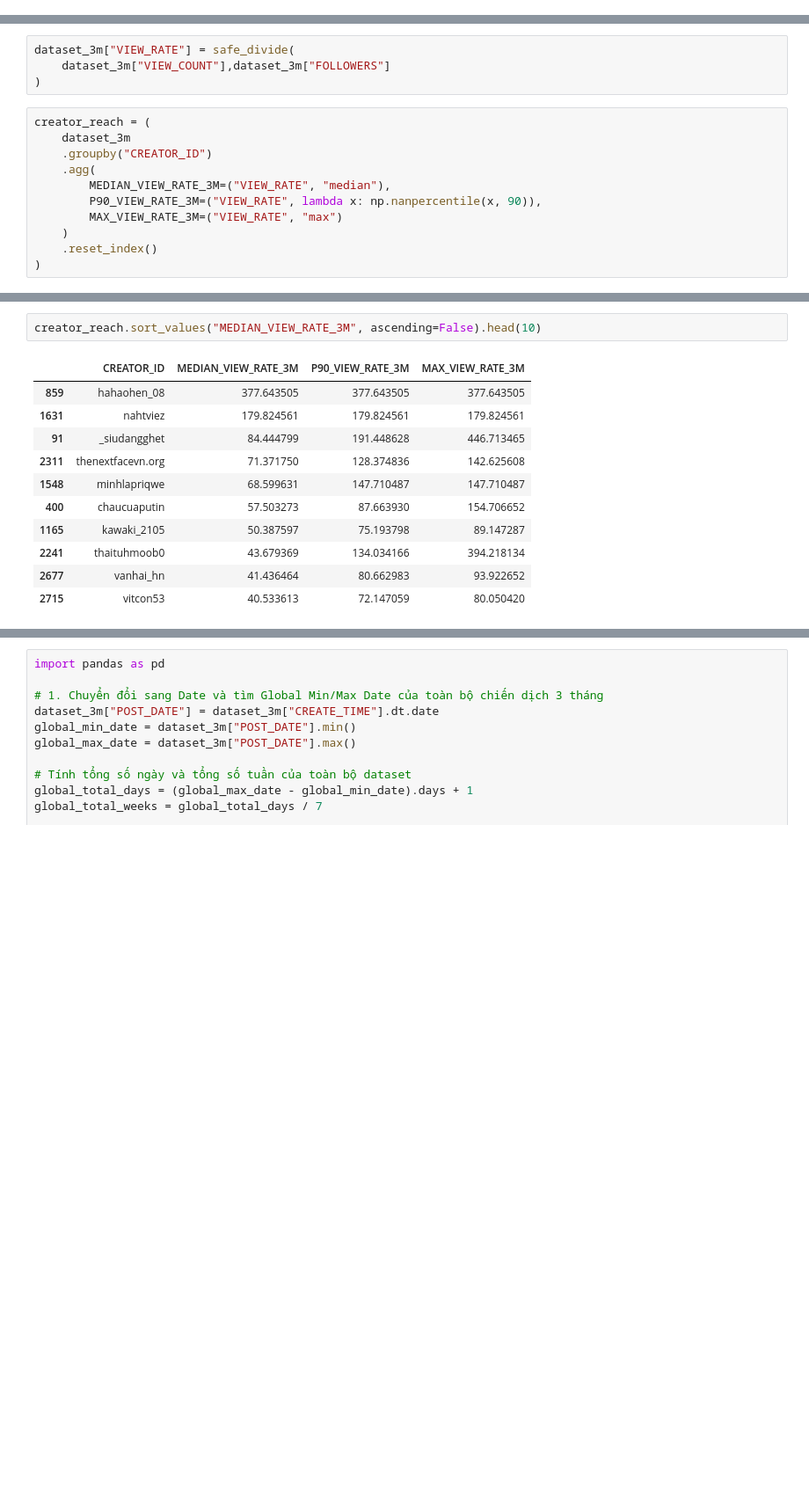
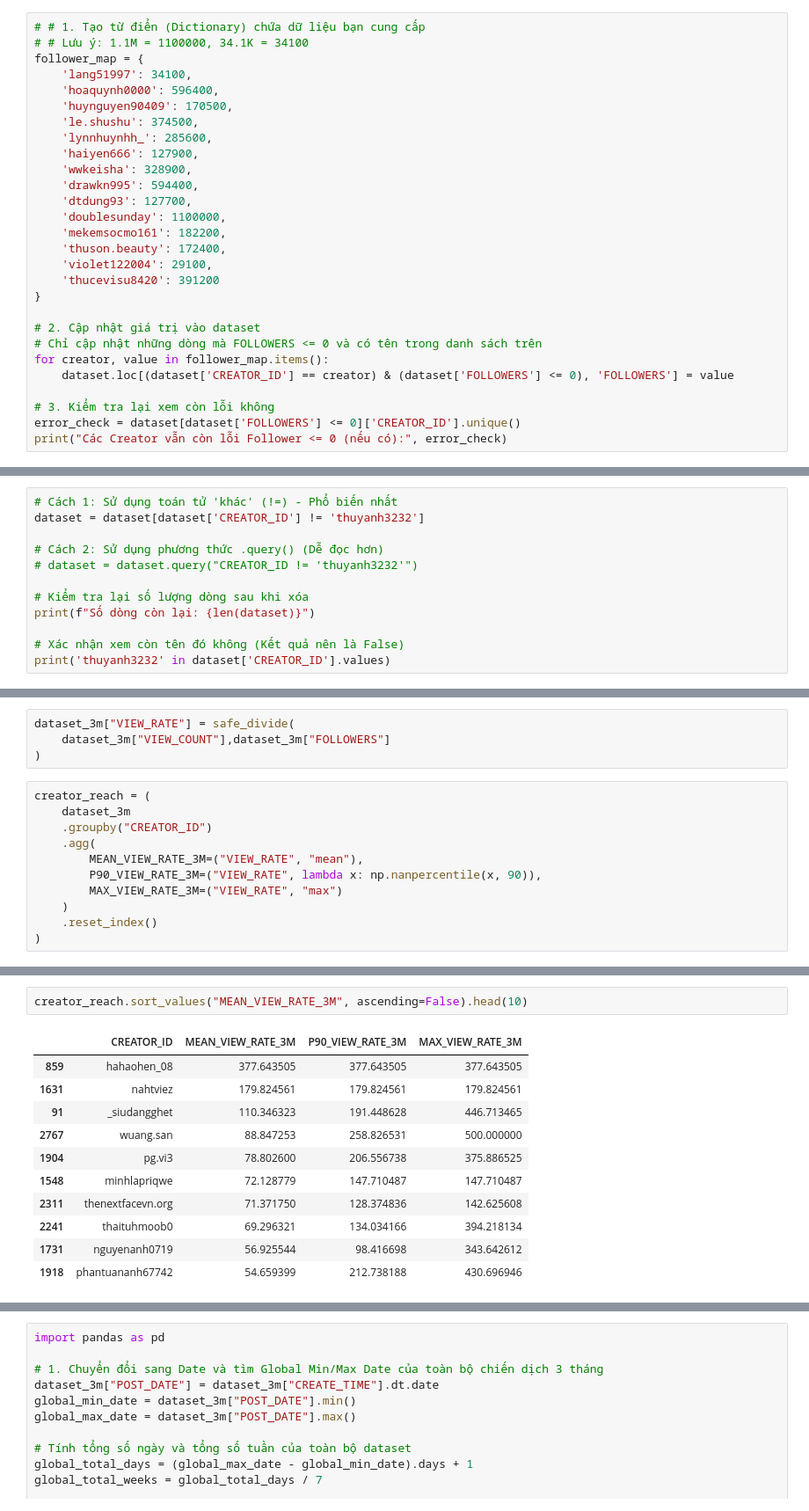
Before and after one commit to lamphat344961-alt/TIKTOK_crawl_V2, a Jupyter notebook: clustering/feature_engineering.ipynb, the cells around one changed output, grey strips where cells are left out. Shown at 88% size. Saved outputs shown, nothing was run; the diff lists cells and outputs as text; blank space fills up the shorter version.

```diff
--- a/clustering/feature_engineering.ipynb
+++ b/clustering/feature_engineering.ipynb
@@ -14,0 +83,28 @@ Index(['CREATOR_ID', 'VIDEO_ID', 'CREATE_TIME', 'FOLLOWERS', 'FOLLOWING_COUNT',
+# %%
+# # 1. Tạo từ điển (Dictionary) chứa dữ liệu bạn cung cấp
+# # Lưu ý: 1.1M = 1100000, 34.1K = 34100
+follower_map = {
+    'lang51997': 34100,
+    'hoaquynh0000': 596400,
+    'huynguyen90409': 170500,
+    'le.shushu': 374500,
+    'lynnhuynhh_': 285600,
+    'haiyen666': 127900,
+    'wwkeisha': 328900,
+    'drawkn995': 594400,
+    'dtdung93': 127700,
+    'doublesunday': 1100000,
+    'mekemsocmo161': 182200,
+    'thuson.beauty': 172400,
+    'violet122004': 29100,
+    'thucevisu8420': 391200
+}
+
+# 2. Cập nhật giá trị vào dataset
+# Chỉ cập nhật những dòng mà FOLLOWERS <= 0 và có tên trong danh sách trên
+for creator, value in follower_map.items():
+    dataset.loc[(dataset['CREATOR_ID'] == creator) & (dataset['FOLLOWERS'] <= 0), 'FOLLOWERS'] = value
+
+# 3. Kiểm tra lại xem còn lỗi không
+error_check = dataset[dataset['FOLLOWERS'] <= 0]['CREATOR_ID'].unique()
+print("Các Creator vẫn còn lỗi Follower <= 0 (nếu có):", error_check)
@@ -14,0 +113,12 @@ Index(['CREATOR_ID', 'VIDEO_ID', 'CREATE_TIME', 'FOLLOWERS', 'FOLLOWING_COUNT',
+# %%
+# Cách 1: Sử dụng toán tử 'khác' (!=) - Phổ biến nhất
+dataset = dataset[dataset['CREATOR_ID'] != 'thuyanh3232']
+
+# Cách 2: Sử dụng phương thức .query() (Dễ đọc hơn)
+# dataset = dataset.query("CREATOR_ID != 'thuyanh3232'")
+
+# Kiểm tra lại số lượng dòng sau khi xóa
+print(f"Số dòng còn lại: {len(dataset)}")
+
+# Xác nhận xem còn tên đó không (Kết quả nên là False)
+print('thuyanh3232' in dataset['CREATOR_ID'].values)
@@ -289,7 +404,7 @@ creator_reach = (
     dataset_3m
     .groupby("CREATOR_ID")
     .agg(
-        MEDIAN_VIEW_RATE_3M=("VIEW_RATE", "median"),
+        MEAN_VIEW_RATE_3M=("VIEW_RATE", "mean"),
         P90_VIEW_RATE_3M=("VIEW_RATE", lambda x: np.nanpercentile(x, 90)),
         MAX_VIEW_RATE_3M=("VIEW_RATE", "max")
     )
@@ -305,17 +420,17 @@ print(result)
 # %%
-creator_reach.sort_values("MEDIAN_VIEW_RATE_3M", ascending=False).head(10)
+creator_reach.sort_values("MEAN_VIEW_RATE_3M", ascending=False).head(10)
 # %% [output]
-|  | CREATOR_ID | MEDIAN_VIEW_RATE_3M | P90_VIEW_RATE_3M | MAX_VIEW_RATE_3M |
+|  | CREATOR_ID | MEAN_VIEW_RATE_3M | P90_VIEW_RATE_3M | MAX_VIEW_RATE_3M |
 | 859 | hahaohen_08 | 377.643505 | 377.643505 | 377.643505 |
 | 1631 | nahtviez | 179.824561 | 179.824561 | 179.824561 |
-| 91 | _siudangghet | 84.444799 | 191.448628 | 446.713465 |
+| 91 | _siudangghet | 110.346323 | 191.448628 | 446.713465 |
+| 2767 | wuang.san | 88.847253 | 258.826531 | 500.000000 |
+| 1904 | pg.vi3 | 78.802600 | 206.556738 | 375.886525 |
+| 1548 | minhlapriqwe | 72.128779 | 147.710487 | 147.710487 |
 | 2311 | thenextfacevn.org | 71.371750 | 128.374836 | 142.625608 |
-| 1548 | minhlapriqwe | 68.599631 | 147.710487 | 147.710487 |
-| 400 | chaucuaputin | 57.503273 | 87.663930 | 154.706652 |
-| 1165 | kawaki_2105 | 50.387597 | 75.193798 | 89.147287 |
-| 2241 | thaituhmoob0 | 43.679369 | 134.034166 | 394.218134 |
-| 2677 | vanhai_hn | 41.436464 | 80.662983 | 93.922652 |
-| 2715 | vitcon53 | 40.533613 | 72.147059 | 80.050420 |
+| 2241 | thaituhmoob0 | 69.296321 | 134.034166 | 394.218134 |
+| 1731 | nguyenanh0719 | 56.925544 | 98.416698 | 343.642612 |
+| 1918 | phantuananh67742 | 54.659399 | 212.738188 | 430.696946 |
 # %%
 dataset_3m.groupby("CREATOR_ID")["FOLLOWERS"].nunique().value_counts()
 # %% [output]
```
Also changed, not shown: parts of 28 cells of this notebook, 47 other files.
